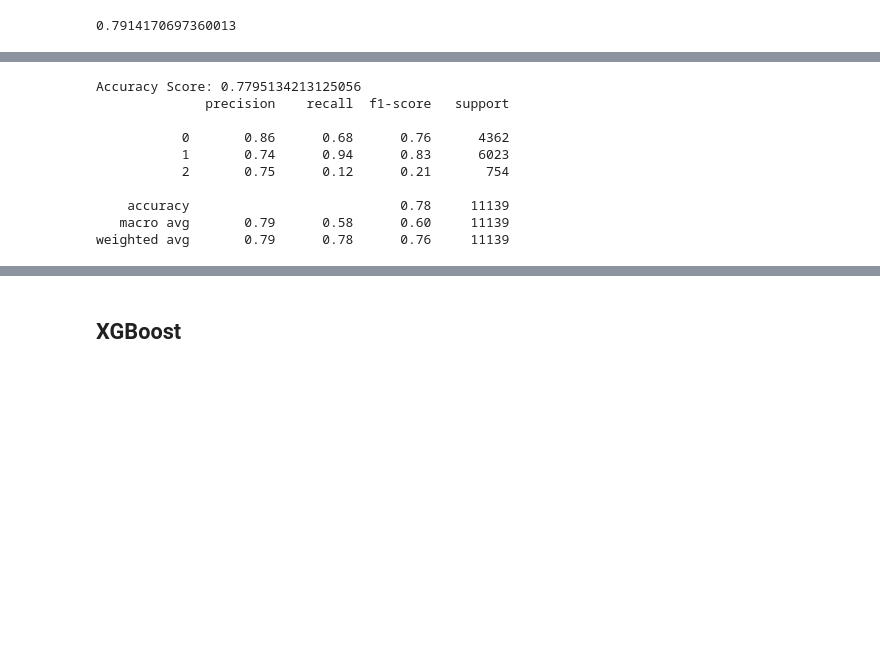
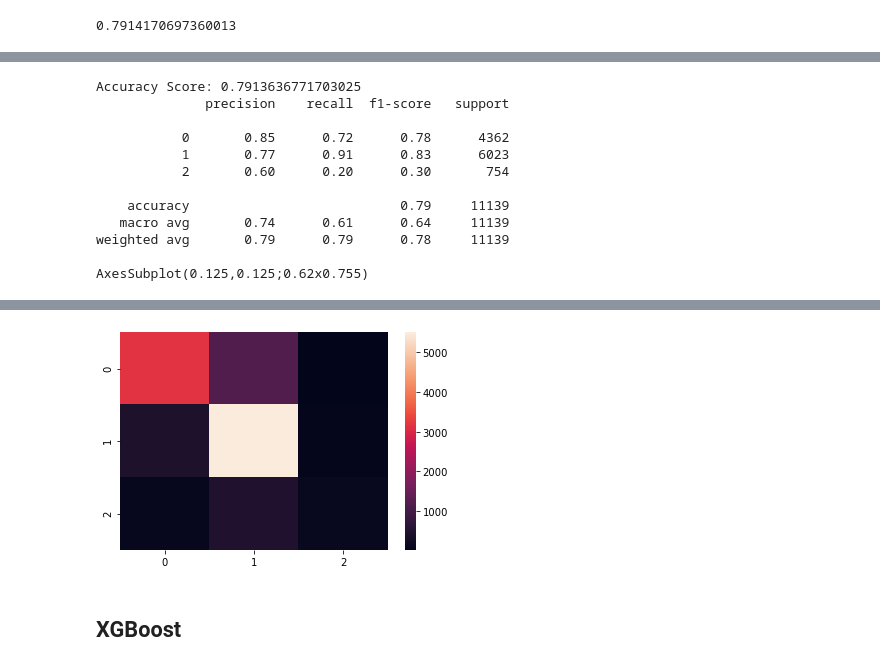
Before and after one commit to CamLadd/Tanzanian_WaterWell_Project, a Jupyter notebook: Tanzanian_Water_Well_Project.ipynb, the cells around one changed output, grey strips where cells are left out. Drawn from its saved outputs; the diff is of its cells as text; code cells hidden in the pictures; blank space fills up the shorter version.

```diff
--- a/Tanzanian_Water_Well_Project.ipynb
+++ b/Tanzanian_Water_Well_Project.ipynb
@@ -726,7 +728,7 @@ grid_search_forest.best_score_
 0.7914170697360013
 # %%
 # Rebuild model
-forest = RandomForestClassifier(criterion='entropy', max_depth=15, n_estimators=150, random_state=123, verbose=1)
+forest = RandomForestClassifier(criterion='entropy', max_depth=20, n_estimators=250, random_state=123, verbose=1)
 
 machine_learn(forest)
 # %% [output]
@@ -737,11 +739,13 @@ machine_learn(forest)
 [Parallel(n_jobs=1)]: Using backend SequentialBackend with 1 concurrent workers.
-Accuracy Score: 0.7795134213125056
+Accuracy Score: 0.7913636771703025
               precision    recall  f1-score   support
 
-           0       0.86      0.68      0.76      4362
-           1       0.74      0.94      0.83      6023
-           2       0.75      0.12      0.21       754
+           0       0.85      0.72      0.78      4362
+           1       0.77      0.91      0.83      6023
+           2       0.60      0.20      0.30       754
 
-    accuracy                           0.78     11139
-   macro avg       0.79      0.58      0.60     11139
-weighted avg       0.79      0.78      0.76     11139
+    accuracy                           0.79     11139
+   macro avg       0.74      0.61      0.64     11139
+weighted avg       0.79      0.79      0.78     11139
+
+AxesSubplot(0.125,0.125;0.62x0.755)
@@ -749,3 +753,4 @@ weighted avg       0.79      0.78      0.76     11139
+[figure, added]
 # %% [markdown]
 ## XGBoost
 # %%
```
Also changed, not shown: parts of 10 cells of this notebook.
